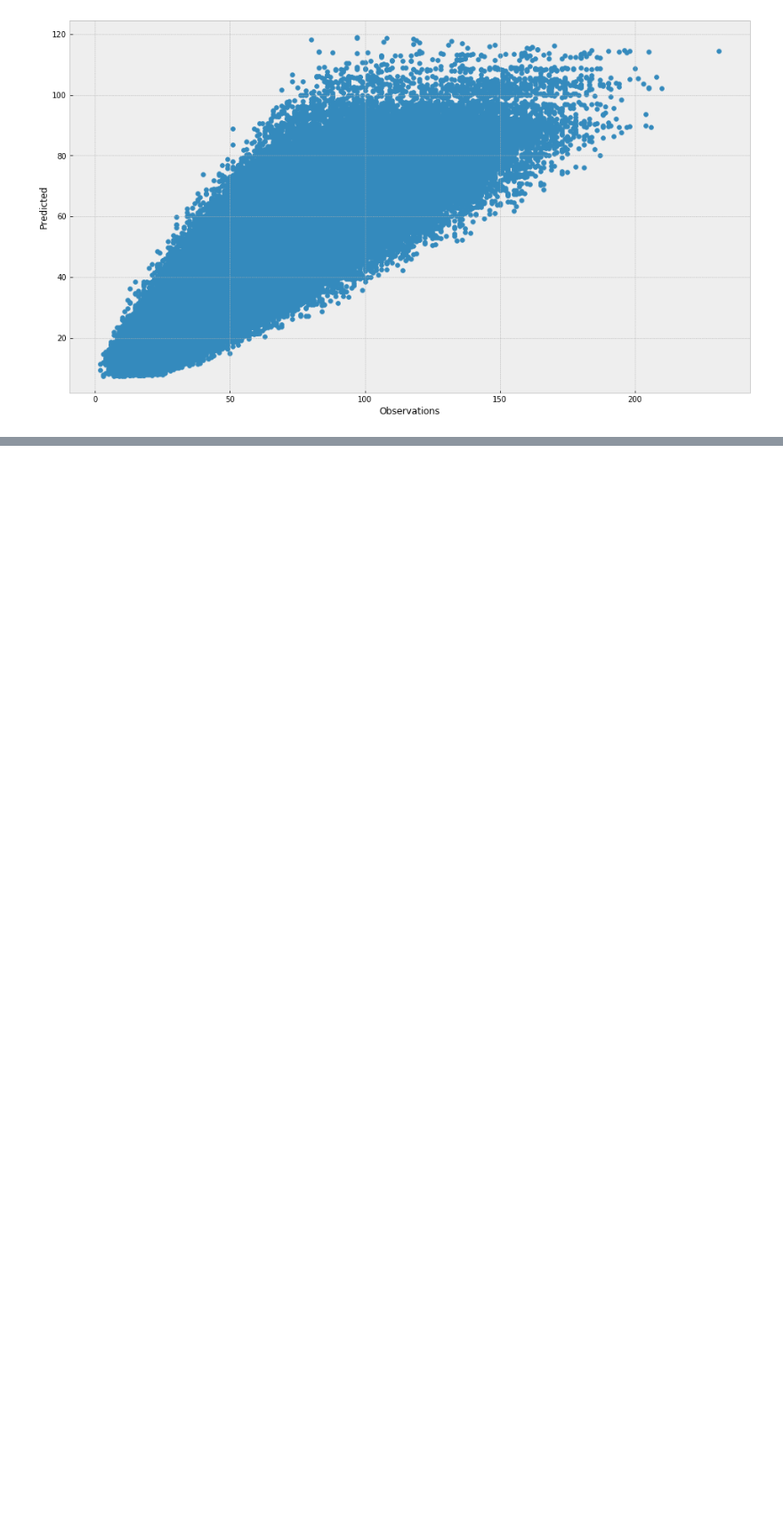
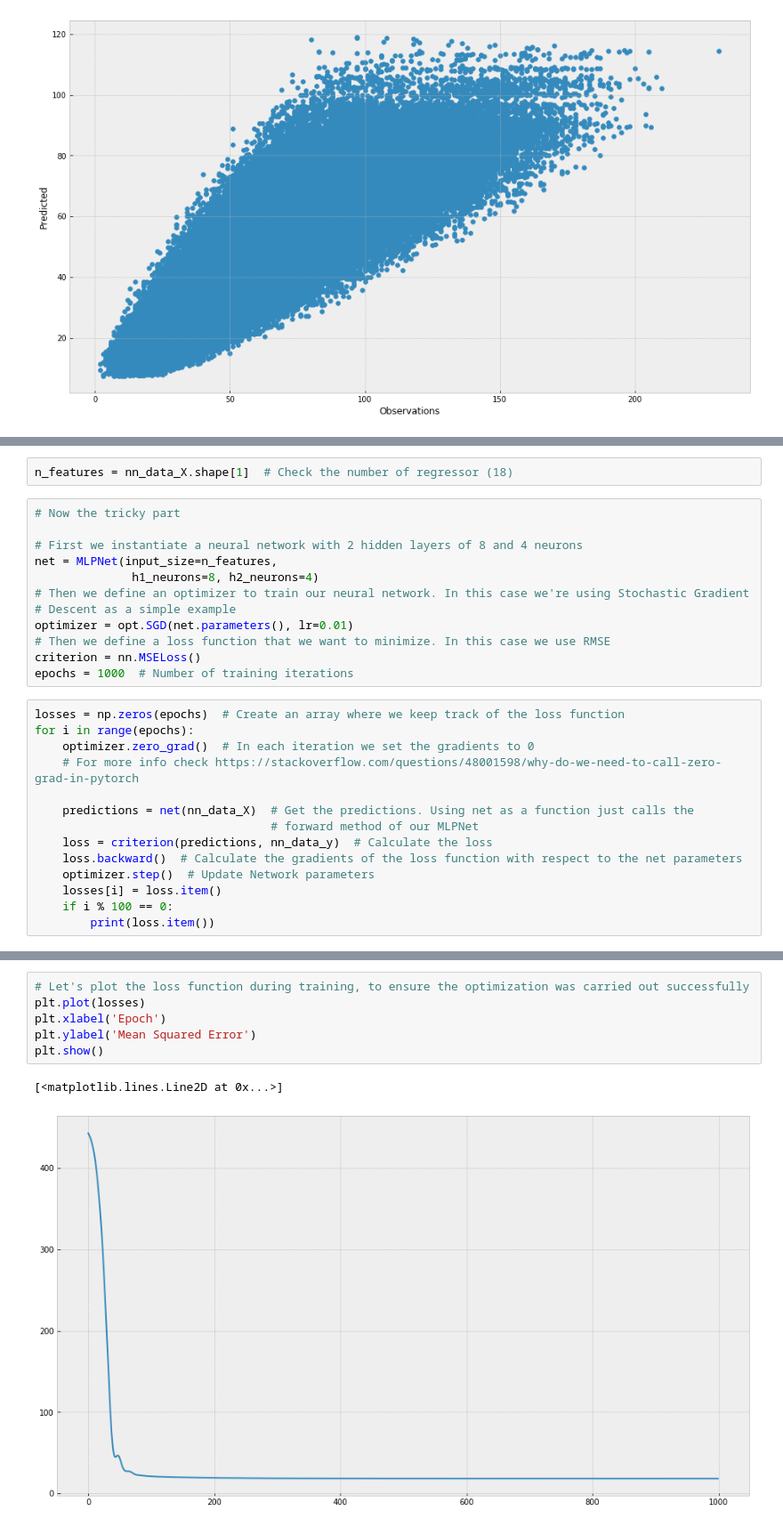
Before and after one commit to alessandro1998-it/TimeSeries, a Jupyter notebook: Store item comptetition forecasting.ipynb, the cells around one changed output, grey strips where cells are left out. Shown at 89% size. Saved outputs shown, nothing was run; the diff lists cells and outputs as text; blank space fills up the shorter version.

```diff
--- a/Store item comptetition forecasting.ipynb
+++ b/Store item comptetition forecasting.ipynb
@@ -486,0 +652,28 @@ The mean error was 15.874839503786406
+# %%
+n_features = nn_data_X.shape[1]  # Check the number of regressor (18)
+# %%
+# Now the tricky part
+
+# First we instantiate a neural network with 2 hidden layers of 8 and 4 neurons
+net = MLPNet(input_size=n_features,
+              h1_neurons=8, h2_neurons=4)
+# Then we define an optimizer to train our neural network. In this case we're using Stochastic Gradient
+# Descent as a simple example
+optimizer = opt.SGD(net.parameters(), lr=0.01)
+# Then we define a loss function that we want to minimize. In this case we use RMSE
+criterion = nn.MSELoss()
+epochs = 1000  # Number of training iterations
+# %%
+losses = np.zeros(epochs)  # Create an array where we keep track of the loss function
+for i in range(epochs):
+    optimizer.zero_grad()  # In each iteration we set the gradients to 0
+    # For more info check https://stackoverflow.com/questions/48001598/why-do-we-need-to-call-zero-grad-in-pytorch
+
+    predictions = net(nn_data_X)  # Get the predictions. Using net as a function just calls the
+                                  # forward method of our MLPNet
+    loss = criterion(predictions, nn_data_y)  # Calculate the loss
+    loss.backward()  # Calculate the gradients of the loss function with respect to the net parameters
+    optimizer.step()  # Update Network parameters
+    losses[i] = loss.item()
+    if i % 100 == 0:
+        print(loss.item())
@@ -486,0 +691,9 @@ The mean error was 15.874839503786406
+# %%
+# Let's plot the loss function during training, to ensure the optimization was carried out successfully
+plt.plot(losses)
+plt.xlabel('Epoch')
+plt.ylabel('Mean Squared Error')
+plt.show()
+# %% [output]
+[<matplotlib.lines.Line2D at 0x...>]
+[figure, added]
```
Also changed, not shown: parts of 17 cells of this notebook.
